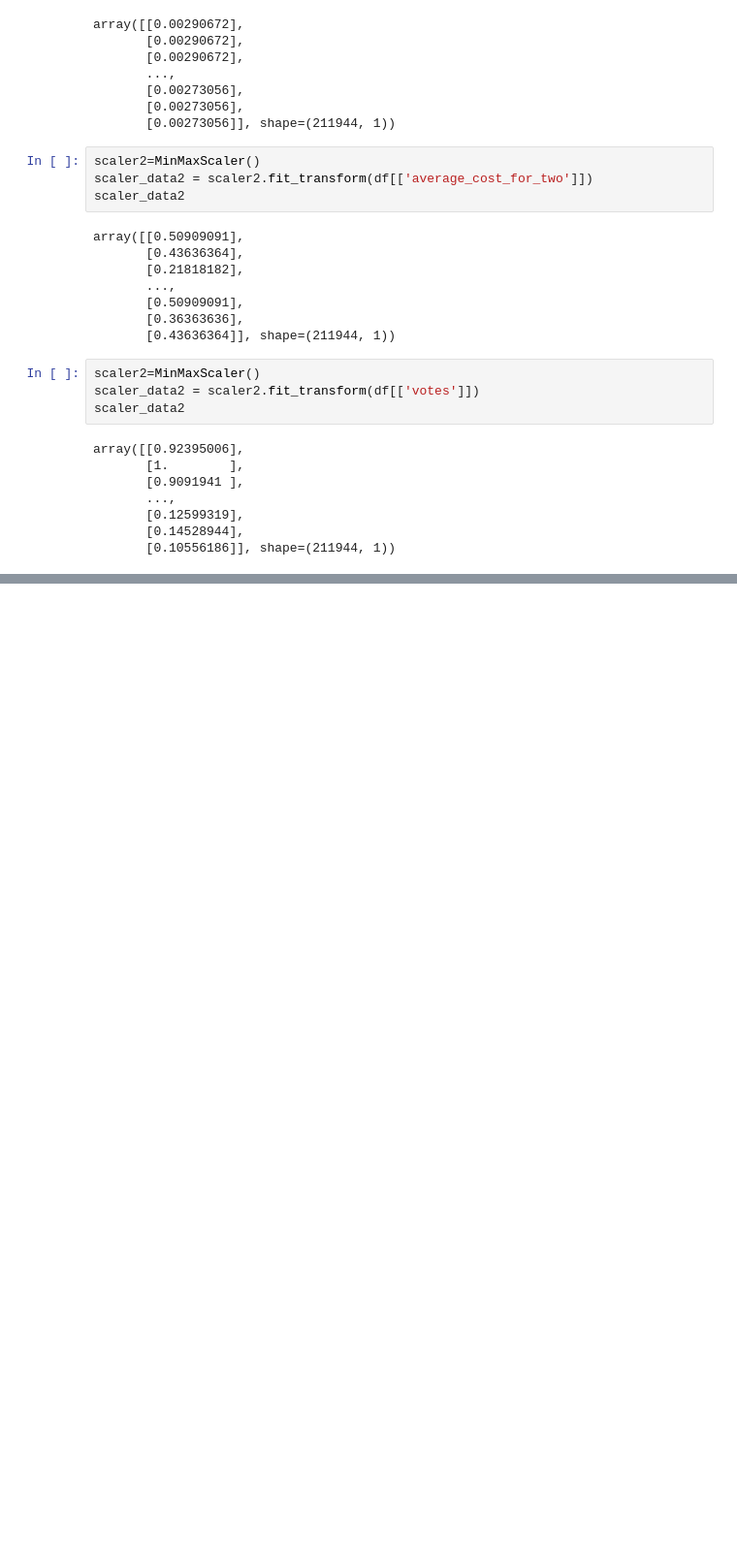
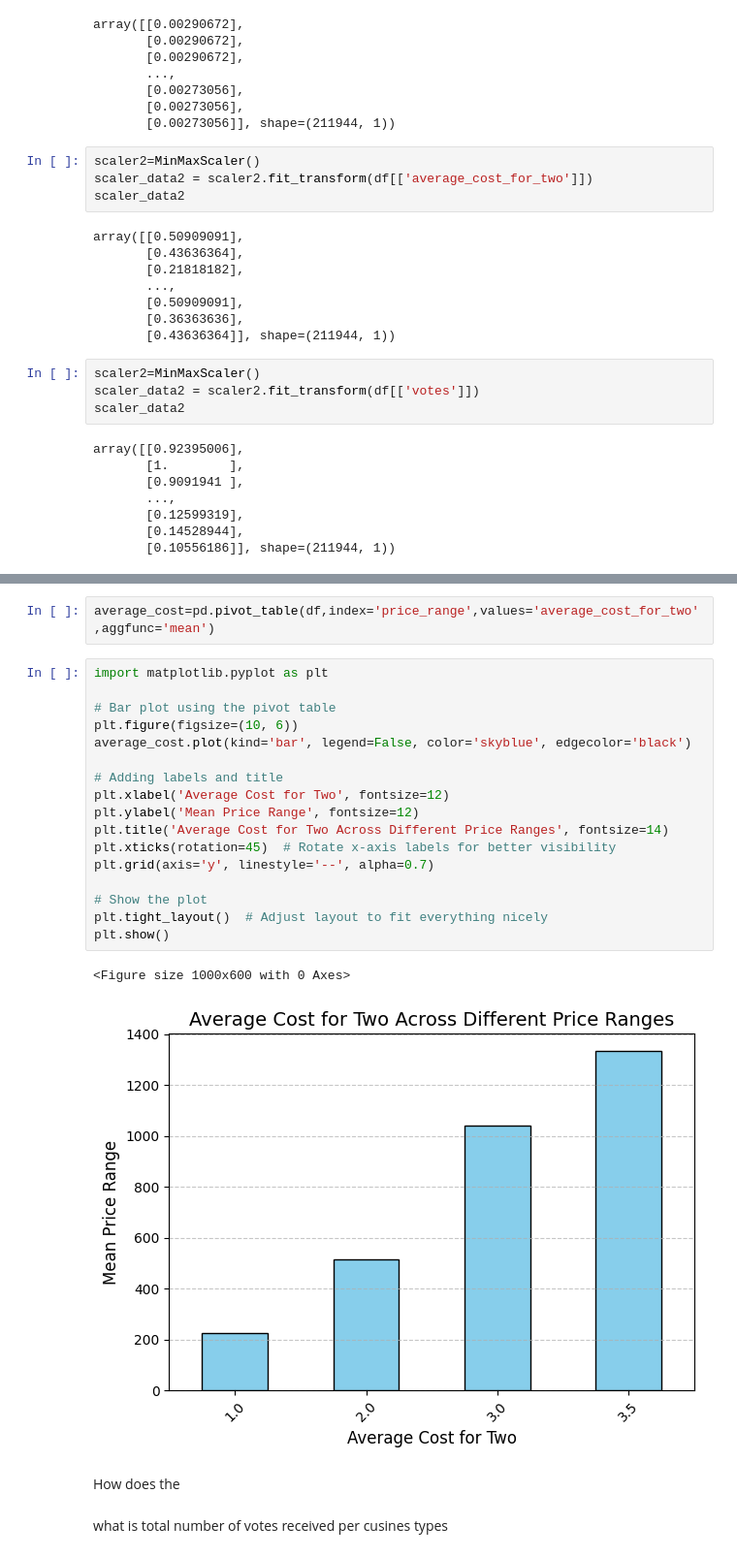
Before and after one commit to Avinash174/DataScience, a Jupyter notebook: python/project/zomato_eda.ipynb, the cells around one changed output, grey strips where cells are left out. Shown at 97% size. Drawn from its saved outputs; the diff is of its cells as text; blank space fills up the shorter version.

```diff
--- a/python/project/zomato_eda.ipynb
+++ b/python/project/zomato_eda.ipynb
@@ -700,0 +732,26 @@ array([[0.92395006],
+# %%
+average_cost=pd.pivot_table(df,index='price_range',values='average_cost_for_two',aggfunc='mean')
+# %%
+import matplotlib.pyplot as plt
+
+# Bar plot using the pivot table
+plt.figure(figsize=(10, 6))
+average_cost.plot(kind='bar', legend=False, color='skyblue', edgecolor='black')
+
+# Adding labels and title
+plt.xlabel('Average Cost for Two', fontsize=12)
+plt.ylabel('Mean Price Range', fontsize=12)
+plt.title('Average Cost for Two Across Different Price Ranges', fontsize=14)
+plt.xticks(rotation=45)  # Rotate x-axis labels for better visibility
+plt.grid(axis='y', linestyle='--', alpha=0.7)
+
+# Show the plot
+plt.tight_layout()  # Adjust layout to fit everything nicely
+plt.show()
+# %% [output]
+<Figure size 1000x600 with 0 Axes>
+[figure, added]
+# %% [markdown]
+How does the
+# %% [markdown]
+what is total number of votes received per cusines types
```
Also changed, not shown: parts of 16 cells of this notebook, 2 other files.
